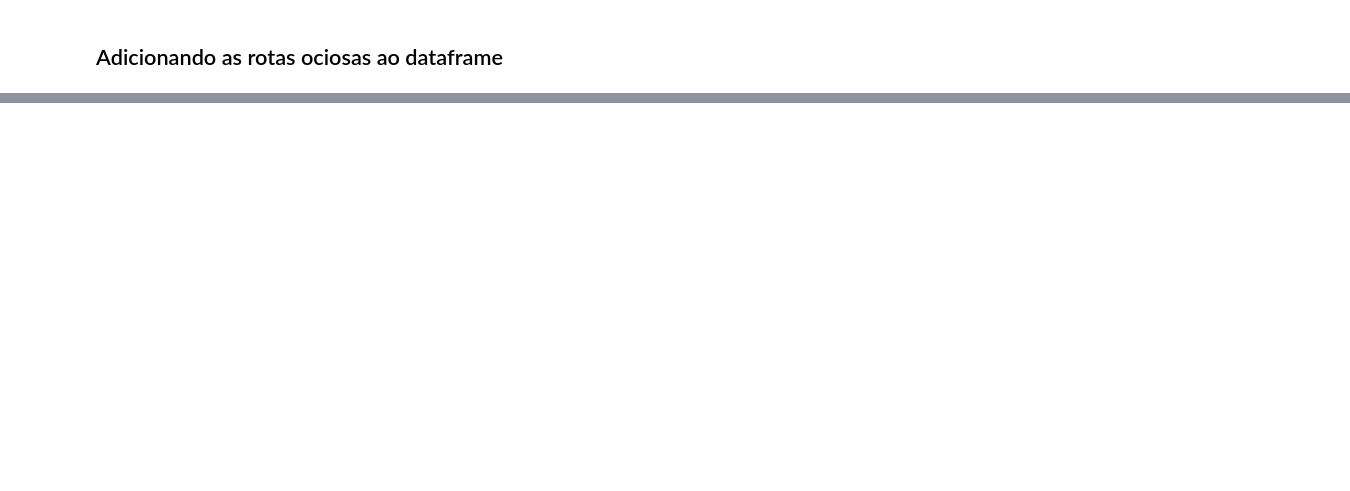
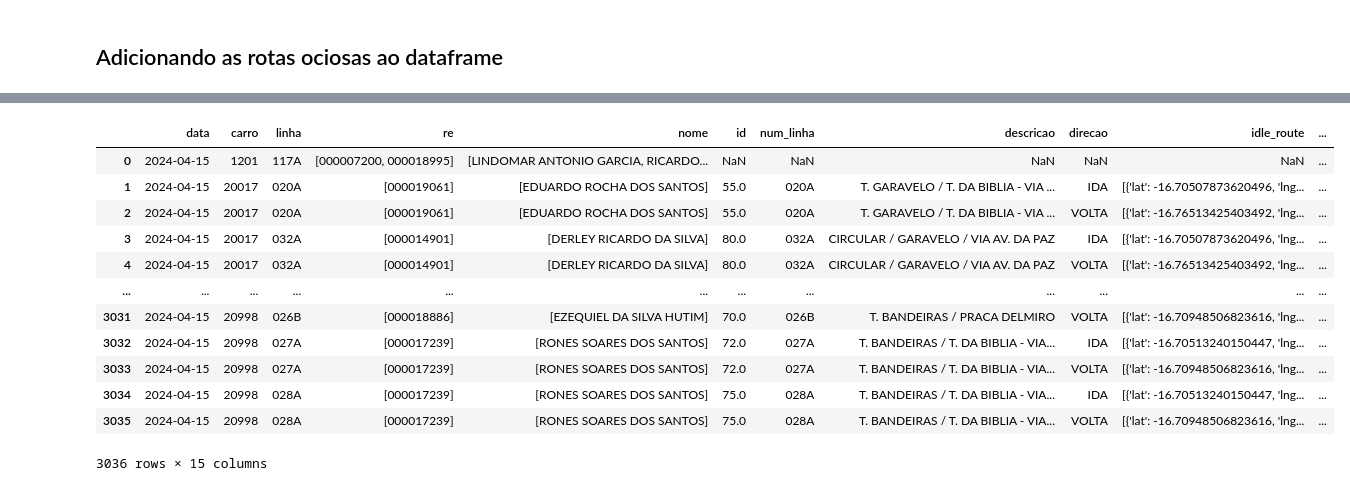
Before and after one commit to marcelopborges/poc-telemetria-hp, a Jupyter notebook: notebooks/main-engine.ipynb, the cells around one changed output, grey strips where cells are left out. Saved outputs shown, nothing was run; the diff lists cells and outputs as text; code cells hidden in the pictures; blank space fills up the shorter version.

```diff
--- a/notebooks/main-engine.ipynb
+++ b/notebooks/main-engine.ipynb
@@ -272,0 +316,2 @@ df_report_exploded = df_report.explode('linha')
+# %%
+df_report = pd.merge(df_report, df_filtered, left_on=['num_linha','direcao'],right_on=['num_linha','Sentido'], how='left')
@@ -272,0 +334,24 @@ df_report_exploded = df_report.explode('linha')
+# %%
+df_filtered = df_trip_made[['execution_date','description','coordinates']]
+# %%
+df_report['carro'] = df_report['carro'].astype('Int64')
+# %%
+df_report = pd.merge(df_report, df_filtered, left_on=['data', 'carro'], right_on=['execution_date', 'description'], how='left')
+# %%
+df_report.rename(columns={'pontos_geolocalizacao':'idle_route',
+                          'coordinates_x': 'schedule_route',
+                          'coordinates_y': 'made_route',})
+# %% [output]
+|  | data | carro | linha | re | nome | id | num_linha | descricao | direcao | idle_route | ... |
+| 0 | 2024-04-15 | 1201 | 117A | [000007200, 000018995] | [LINDOMAR ANTONIO GARCIA, RICARDO... | NaN | NaN | NaN | NaN | NaN | ... |
+| 1 | 2024-04-15 | 20017 | 020A | [000019061] | [EDUARDO ROCHA DOS SANTOS] | 55.0 | 020A | T. GARAVELO / T. DA BIBLIA - VIA ... | IDA | [{'lat': -16.70507873620496, 'lng... | ... |
+| 2 | 2024-04-15 | 20017 | 020A | [000019061] | [EDUARDO ROCHA DOS SANTOS] | 55.0 | 020A | T. GARAVELO / T. DA BIBLIA - VIA ... | VOLTA | [{'lat': -16.76513425403492, 'lng... | ... |
+| 3 | 2024-04-15 | 20017 | 032A | [000014901] | [DERLEY RICARDO DA SILVA] | 80.0 | 032A | CIRCULAR / GARAVELO / VIA AV. DA PAZ | IDA | [{'lat': -16.70507873620496, 'lng... | ... |
+| 4 | 2024-04-15 | 20017 | 032A | [000014901] | [DERLEY RICARDO DA SILVA] | 80.0 | 032A | CIRCULAR / GARAVELO / VIA AV. DA PAZ | VOLTA | [{'lat': -16.76513425403492, 'lng... | ... |
+| ... | ... | ... | ... | ... | ... | ... | ... | ... | ... | ... | ... |
+| 3031 | 2024-04-15 | 20998 | 026B | [000018886] | [EZEQUIEL DA SILVA HUTIM] | 70.0 | 026B | T. BANDEIRAS / PRACA DELMIRO | VOLTA | [{'lat': -16.70948506823616, 'lng... | ... |
+| 3032 | 2024-04-15 | 20998 | 027A | [000017239] | [RONES SOARES DOS SANTOS] | 72.0 | 027A | T. BANDEIRAS / T. DA BIBLIA - VIA... | IDA | [{'lat': -16.70513240150447, 'lng... | ... |
+| 3033 | 2024-04-15 | 20998 | 027A | [000017239] | [RONES SOARES DOS SANTOS] | 72.0 | 027A | T. BANDEIRAS / T. DA BIBLIA - VIA... | VOLTA | [{'lat': -16.70948506823616, 'lng... | ... |
+| 3034 | 2024-04-15 | 20998 | 028A | [000017239] | [RONES SOARES DOS SANTOS] | 75.0 | 028A | T. BANDEIRAS / T. DA BIBLIA - VIA... | IDA | [{'lat': -16.70513240150447, 'lng... | ... |
+| 3035 | 2024-04-15 | 20998 | 028A | [000017239] | [RONES SOARES DOS SANTOS] | 75.0 | 028A | T. BANDEIRAS / T. DA BIBLIA - VIA... | VOLTA | [{'lat': -16.70948506823616, 'lng... | ... |
+3036 rows × 15 columns
```
Also changed, not shown: parts of 25 cells of this notebook, 39 other files.
